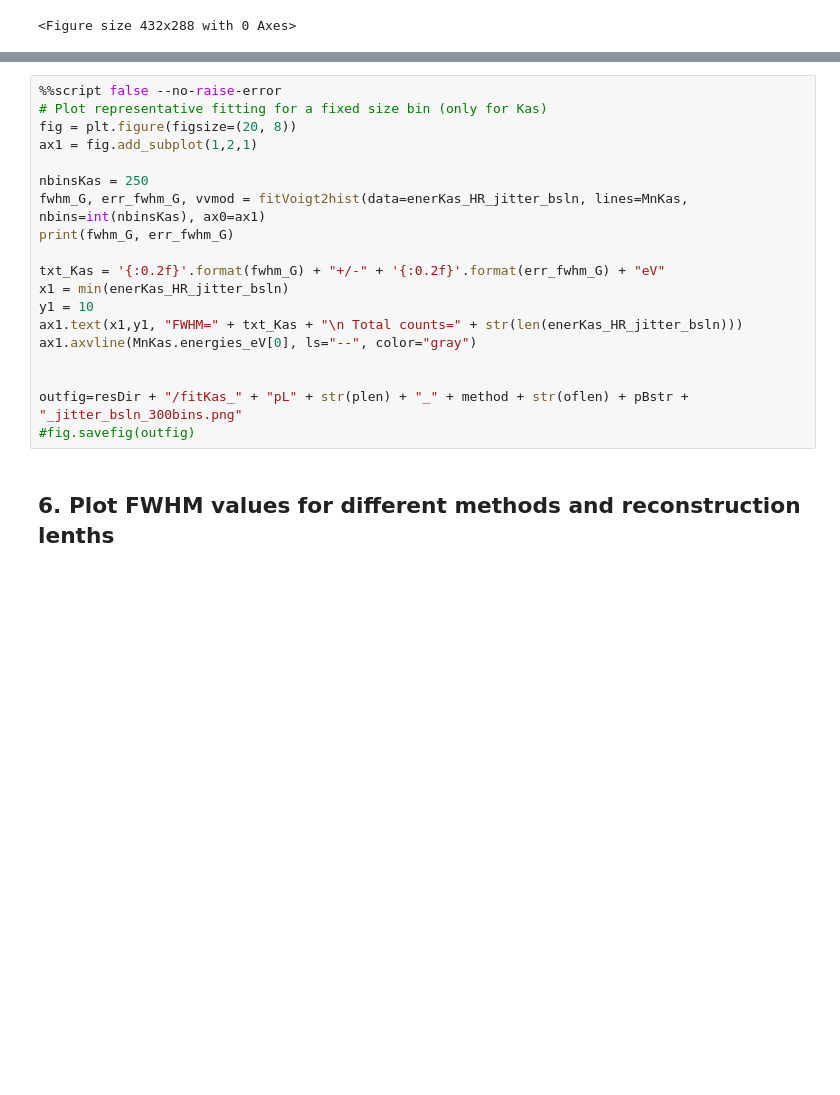
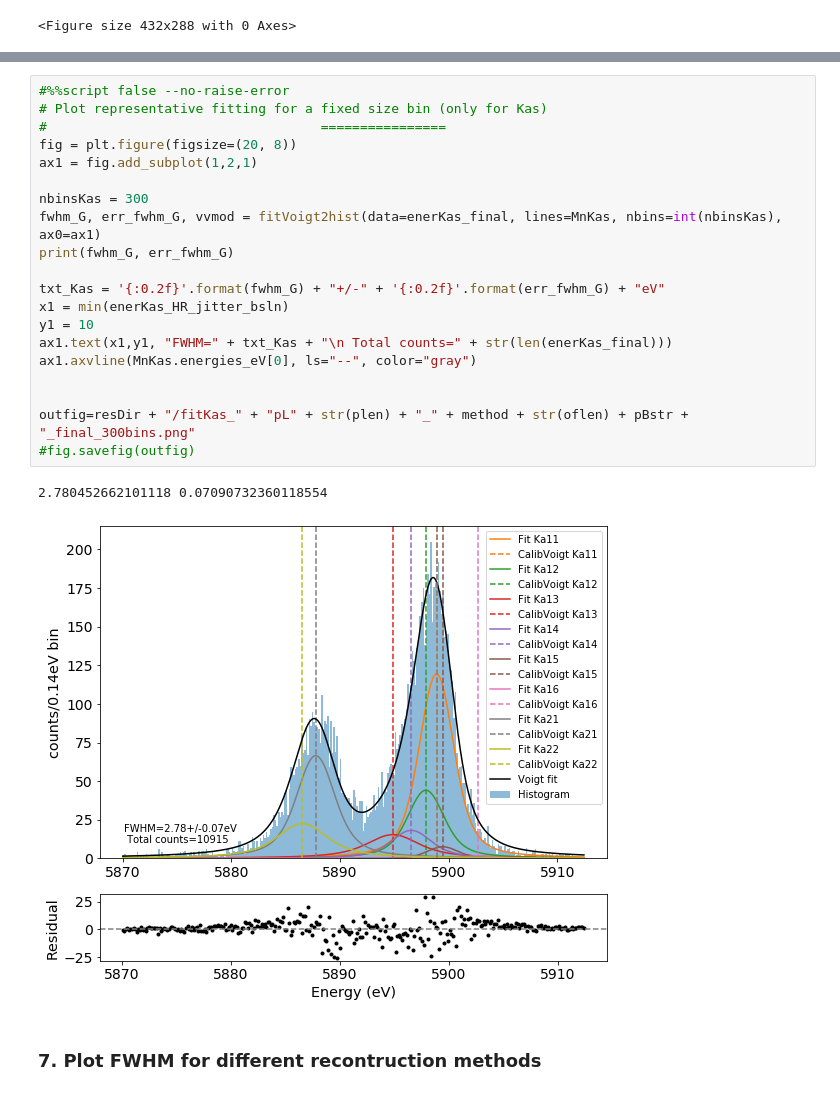
Before and after one commit to mtceballos/SIRENAcode, a Jupyter notebook: realData/h5Files/analysis.ipynb, the cells around one changed output, grey strips where cells are left out. Cells and saved outputs as stored; diff of their text form; blank space fills up the shorter version.

```diff
--- a/realData/h5Files/analysis.ipynb
+++ b/realData/h5Files/analysis.ipynb
@@ -1089,22 +1221,26 @@ Using nbinsKas= 320 and nbinsKb= 152 from median estimation
 # %%
-%%script false --no-raise-error
+#%%script false --no-raise-error
 # Plot representative fitting for a fixed size bin (only for Kas)
+#                                   ================
 fig = plt.figure(figsize=(20, 8))
 ax1 = fig.add_subplot(1,2,1)
 
-nbinsKas = 250
-fwhm_G, err_fwhm_G, vvmod = fitVoigt2hist(data=enerKas_HR_jitter_bsln, lines=MnKas, nbins=int(nbinsKas), ax0=ax1)
+nbinsKas = 300
+fwhm_G, err_fwhm_G, vvmod = fitVoigt2hist(data=enerKas_final, lines=MnKas, nbins=int(nbinsKas), ax0=ax1)
 print(fwhm_G, err_fwhm_G)
 
 txt_Kas = '{:0.2f}'.format(fwhm_G) + "+/-" + '{:0.2f}'.format(err_fwhm_G) + "eV"
 x1 = min(enerKas_HR_jitter_bsln)
 y1 = 10
-ax1.text(x1,y1, "FWHM=" + txt_Kas + "\n Total counts=" + str(len(enerKas_HR_jitter_bsln)))
+ax1.text(x1,y1, "FWHM=" + txt_Kas + "\n Total counts=" + str(len(enerKas_final)))
 ax1.axvline(MnKas.energies_eV[0], ls="--", color="gray")
 
 
-outfig=resDir + "/fitKas_" + "pL" + str(plen) + "_" + method + str(oflen) + pBstr + "_jitter_bsln_300bins.png"
+outfig=resDir + "/fitKas_" + "pL" + str(plen) + "_" + method + str(oflen) + pBstr + "_final_300bins.png"
 #fig.savefig(outfig)
+# %% [output]
+2.780452662101118 0.07090732360118554
+[figure, added]
 # %% [markdown]
-## 6. Plot FWHM values for different methods and reconstruction lenths
+### 7. Plot FWHM for different recontruction methods
 # %%
```
Also changed, not shown: parts of 13 cells of this notebook.
